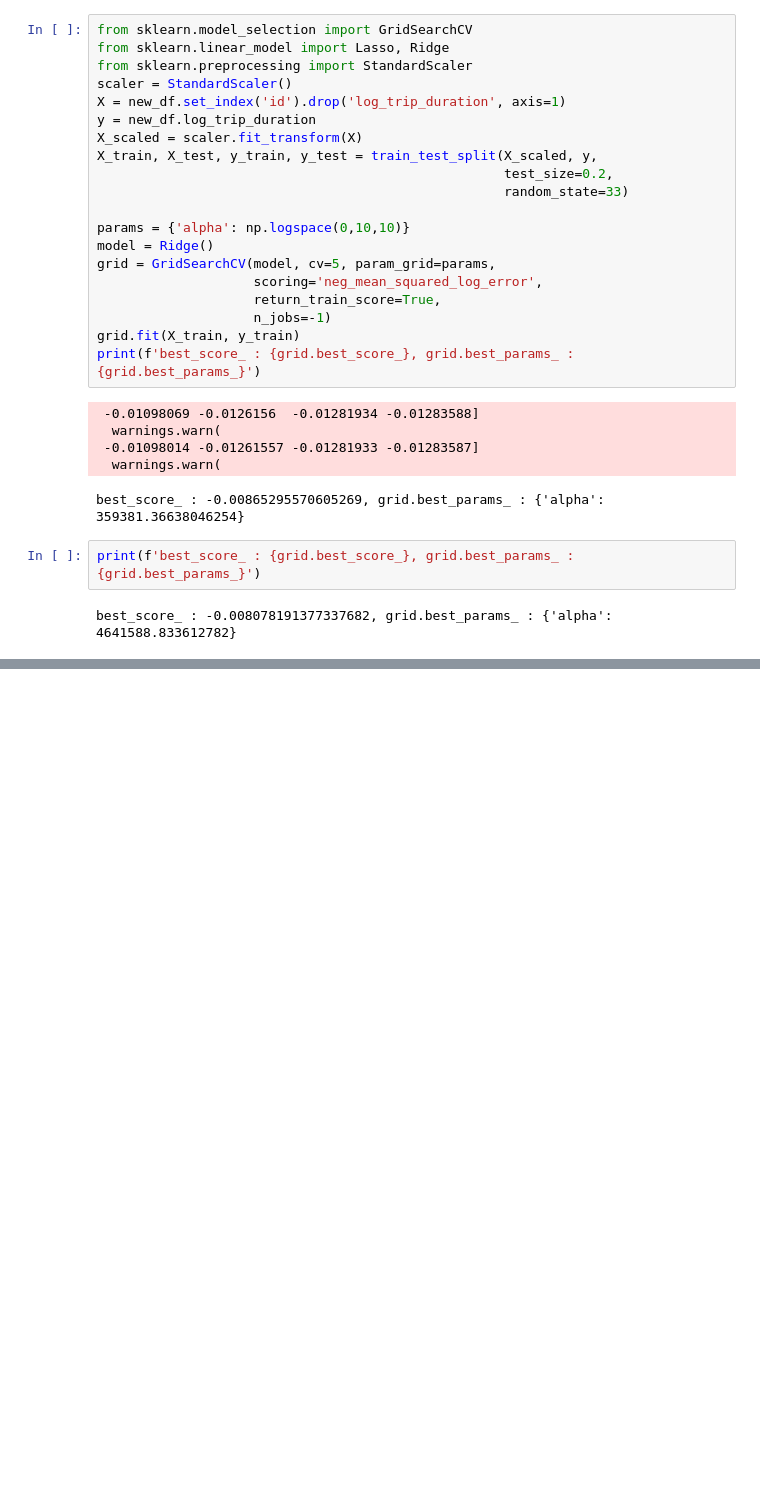
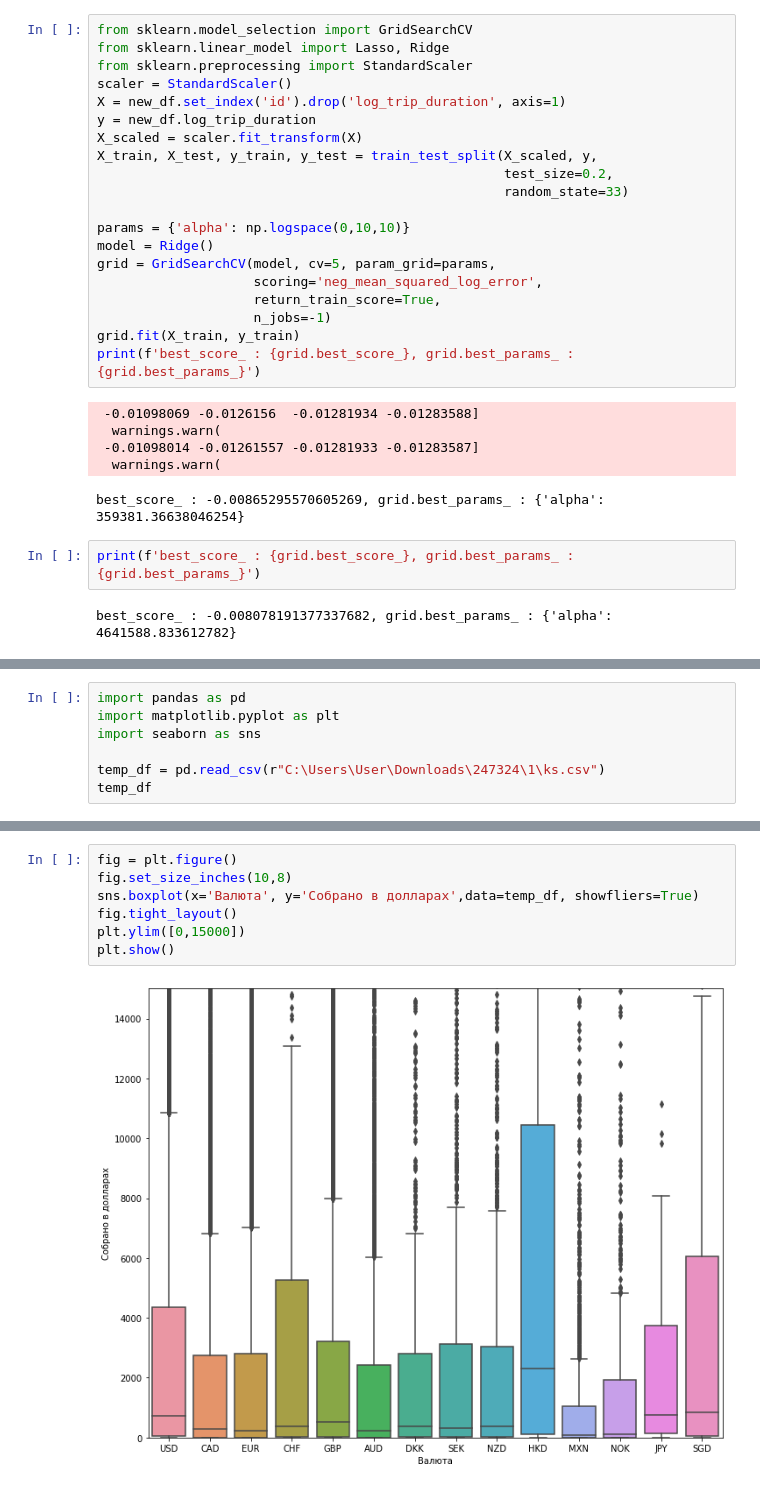
Before and after one commit to AlexanderGithubProfile/TEMP_WORKING_REPOSITORY, a Jupyter notebook: karpov_start_ml_course.ipynb, the cells around one changed output, grey strips where cells are left out. Saved outputs shown, nothing was run; the diff lists cells and outputs as text; blank space fills up the shorter version.

```diff
--- a/karpov_start_ml_course.ipynb
+++ b/karpov_start_ml_course.ipynb
@@ -723,0 +726,7 @@ best_score_ : -0.008078191377337682, grid.best_params_ : {'alpha': 4641588.83361
+# %%
+import pandas as pd
+import matplotlib.pyplot as plt
+import seaborn as sns
+
+temp_df = pd.read_csv(r"C:\Users\User\Downloads\247324\1\ks.csv")
+temp_df
@@ -723,0 +747,9 @@ best_score_ : -0.008078191377337682, grid.best_params_ : {'alpha': 4641588.83361
+# %%
+fig = plt.figure()
+fig.set_size_inches(10,8)
+sns.boxplot(x='Валюта', y='Собрано в долларах',data=temp_df, showfliers=True)
+fig.tight_layout()
+plt.ylim([0,15000])
+plt.show()
+# %% [output]
+[figure, added]
```
Also changed, not shown: parts of 2 cells of this notebook.
